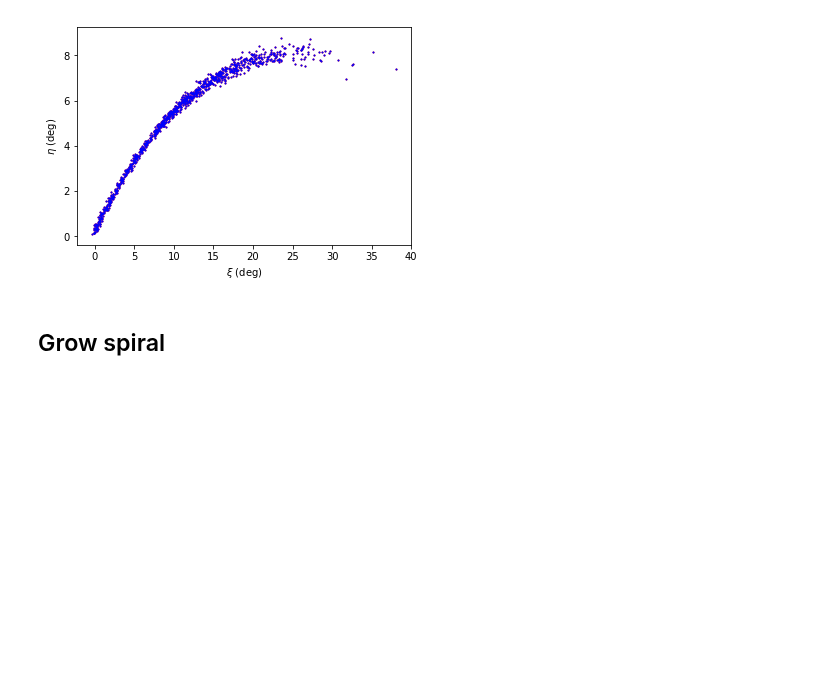
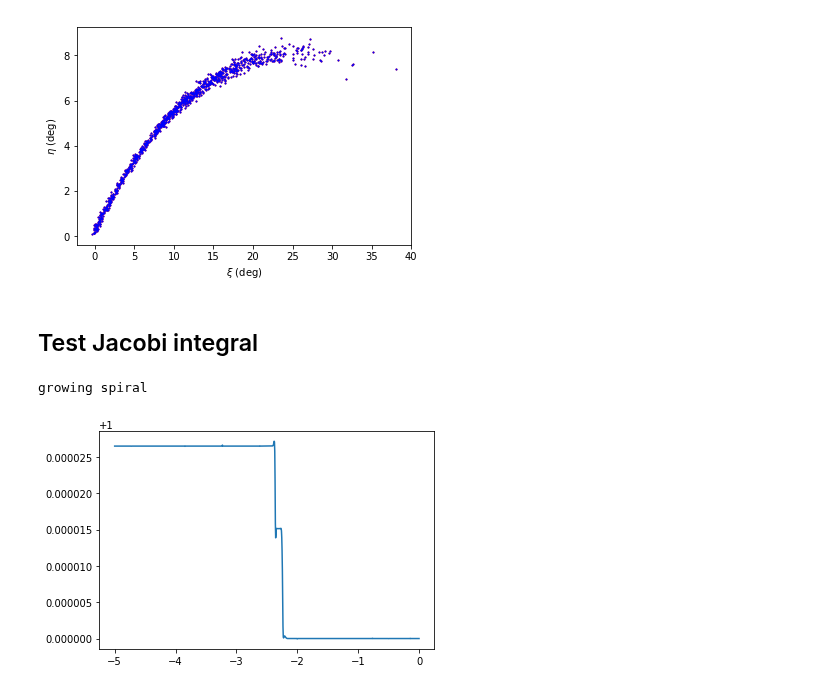
Before and after one commit to nbanik/Baryonic-effects-on-Pal5, a Jupyter notebook: grow spiral.ipynb, the cells around one changed output. Saved outputs shown, nothing was run; the diff lists cells and outputs as text; code cells hidden in the pictures; blank space fills up the shorter version.

Commit message:
test Jacobi spiral

```diff
--- a/grow spiral.ipynb
+++ b/grow spiral.ipynb
@@ -124,5 +124,29 @@ plt.ylabel(r'$\eta$ (deg)')
 plt.show()
 # %% [output]
 [figure]
-# %% [markdown]
-## Grow spiral
+# %% [markdown]
+## Test Jacobi integral
+# %%
+spiralpot=spiralarms_util.spiral_arms_potential(FR_frac=1.,t_on=-2.)
+
+t_age=5./bovy_conversion.time_in_Gyr(vo,ro)
+tt= numpy.linspace(0.,-t_age,1001)
+
+
+pal5= Orbit([229.018,-0.124,23.2,-2.296,-2.257,-58.7],radec=True,ro=ro,vo=vo,solarmotion=[-11.1,24.,7.25])
+
+pal5.integrate(tt,MWPotential2014)
+
+p5=Orbit(pal5(tt[-1])._orb.vxvv)
+
+
+ttf= numpy.linspace(-t_age,0.,1001)
+p5.integrate(ttf,spiralpot)
+
+
+plt.figure()
+plot(ttf*bovy_conversion.time_in_Gyr(220.,8.),p5.Jacobi(ttf,OmegaP=24.5/vo*ro)/p5.Jacobi(0.,OmegaP=24.5/vo*ro))
+plt.show()
+# %% [output]
+growing spiral
+[figure, added]
```
